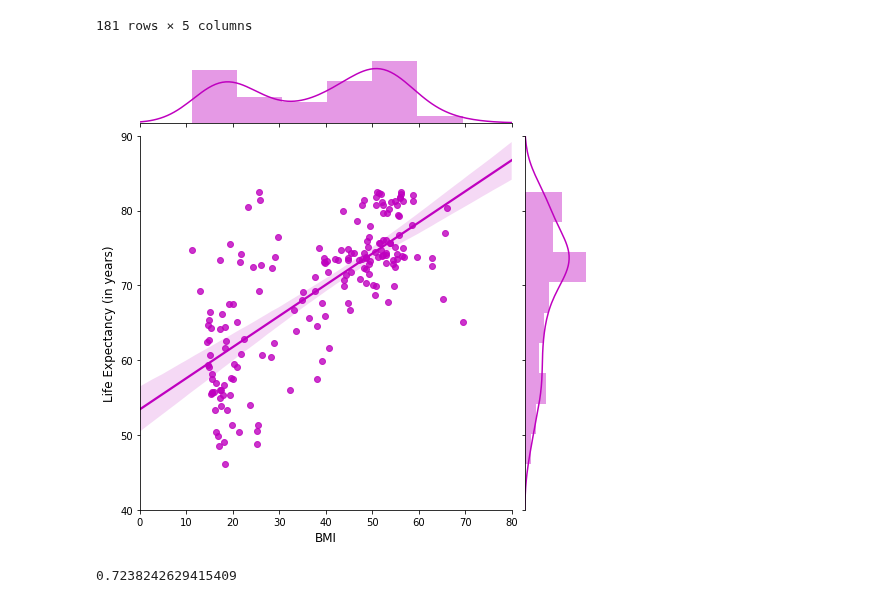
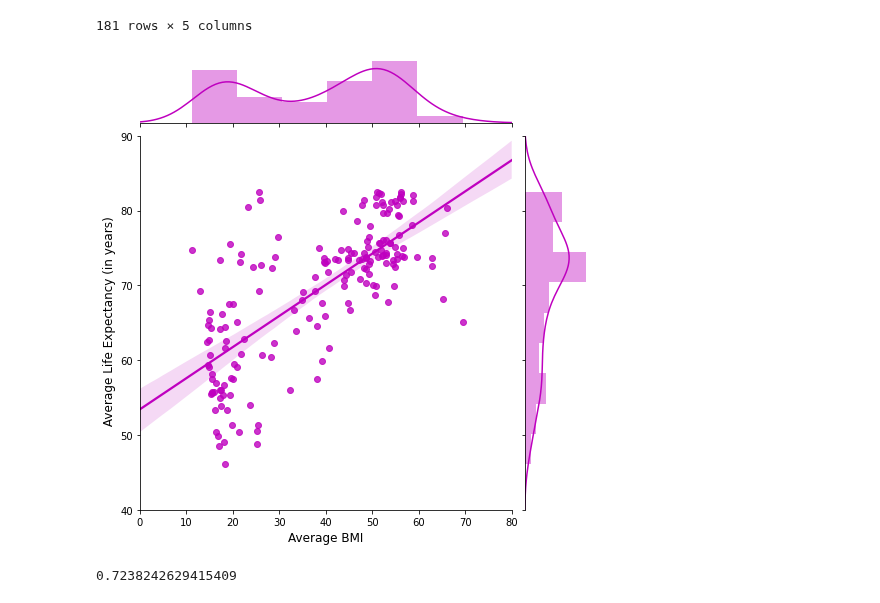
Before and after one commit to jaryan77/TeamTitans_Project_1, a Jupyter notebook: summer_life.ipynb, the cells around one changed output. Saved outputs shown, nothing was run; the diff lists cells and outputs as text; code cells hidden in the pictures.

```diff
--- a/summer_life.ipynb
+++ b/summer_life.ipynb
@@ -124,21 +124,21 @@ grouped_df
 # %%
 import seaborn as sns
 #sns.set_theme(style="darkgrid")
 
 g = sns.jointplot(x="BMI", y="Life expectancy", data=grouped_df,
                   kind="reg", truncate=False,
                   xlim=(0, 80), ylim=(40, 90),
                   color="m", height=7)
-g.set_axis_labels('BMI', 'Life Expectancy (in years)', fontsize=12)
+g.set_axis_labels('Average BMI', ' Average Life Expectancy (in years)', fontsize=12)
 plt.show()
 #the light pink shade around the linear regression line is a 95% CI of the population parameter
 #mu, based on the sample, for life expectancy at each BMI along the x-axis
 
 #NOTE: it should be noted that this is an extensive dataframe that 'covers' the population,
 #but we not only took the mean over a 15 year period which can have a strong effect on the mean given
 #it is not a robust statistic and we cannot be assume that everyone who was counted is still alive and
 #that no more people have been born since 2015, thus this is a rough estimation of the global population's global
 #life expectancies and bmi by country
 # %% [output]
-[figure, old version]
+[figure, new version]
 # %%
```
Also changed, not shown: parts of 4 cells of this notebook.
